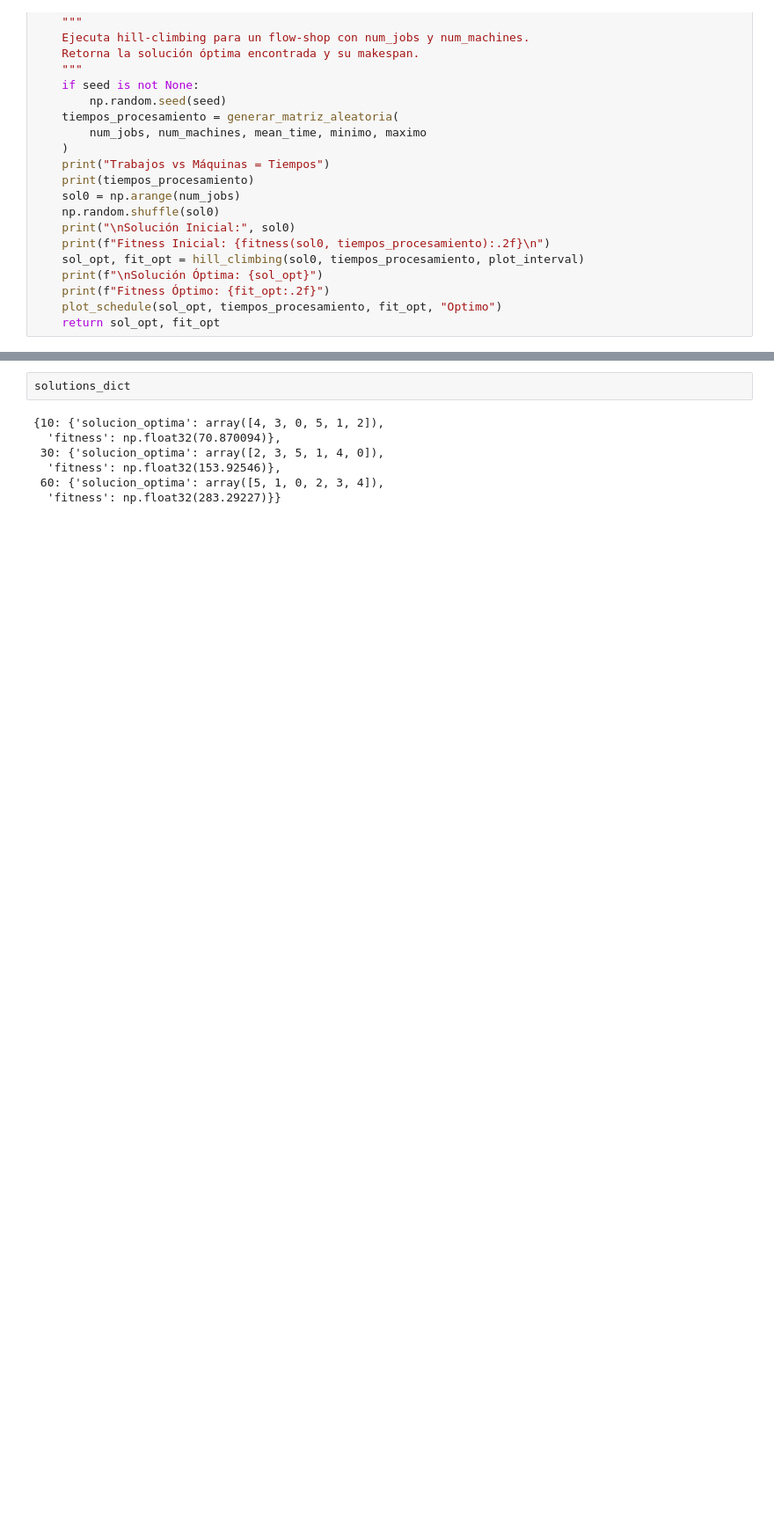
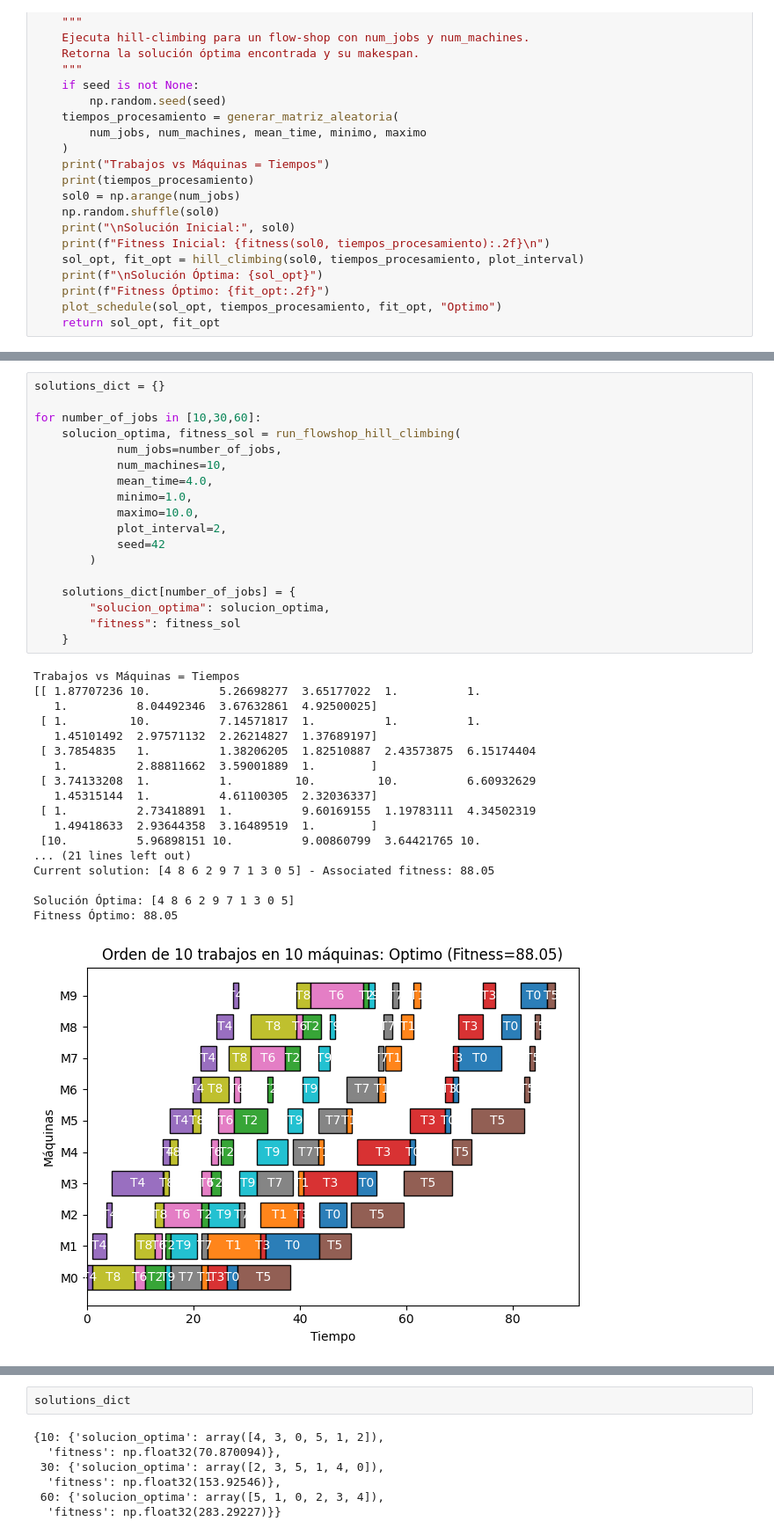
Before and after one commit to Codenid/UTEC_2025_IA_FUNDAMENTALS, a Jupyter notebook: TAREA/TAREA_2/Flow_Shop_Hill_Climbing_Result.ipynb, the cells around one changed output, grey strips where cells are left out. Shown: that part at 88% size. Saved outputs shown, nothing was run; the diff lists cells and outputs as text; blank space fills up the shorter version.

```diff
--- a/TAREA/TAREA_2/Flow_Shop_Hill_Climbing_Result.ipynb
+++ b/TAREA/TAREA_2/Flow_Shop_Hill_Climbing_Result.ipynb
@@ -304,0 +294,37 @@ Iteration... 4
+# %%
+solutions_dict = {}
+
+for number_of_jobs in [10,30,60]:
+    solucion_optima, fitness_sol = run_flowshop_hill_climbing(
+            num_jobs=number_of_jobs,
+            num_machines=10,
+            mean_time=4.0,
+            minimo=1.0,
+            maximo=10.0,
+            plot_interval=2,
+            seed=42
+        )
+
+    solutions_dict[number_of_jobs] = {
+        "solucion_optima": solucion_optima,
+        "fitness": fitness_sol
+    }
+# %% [output]
+Trabajos vs Máquinas = Tiempos
+[[ 1.87707236 10.          5.26698277  3.65177022  1.          1.
+   1.          8.04492346  3.67632861  4.92500025]
+ [ 1.         10.          7.14571817  1.          1.          1.
+   1.45101492  2.97571132  2.26214827  1.37689197]
+ [ 3.7854835   1.          1.38206205  1.82510887  2.43573875  6.15174404
+   1.          2.88811662  3.59001889  1.        ]
+ [ 3.74133208  1.          1.         10.         10.          6.60932629
+   1.45315144  1.          4.61100305  2.32036337]
+ [ 1.          2.73418891  1.          9.60169155  1.19783111  4.34502319
+   1.49418633  2.93644358  3.16489519  1.        ]
+ [10.          5.96898151 10.          9.00860799  3.64421765 10.
+... (21 lines left out)
+Current solution: [4 8 6 2 9 7 1 3 0 5] - Associated fitness: 88.05
+
+Solución Óptima: [4 8 6 2 9 7 1 3 0 5]
+Fitness Óptimo: 88.05
+[figure, added]
```
Also changed, not shown: parts of 5 cells of this notebook.
